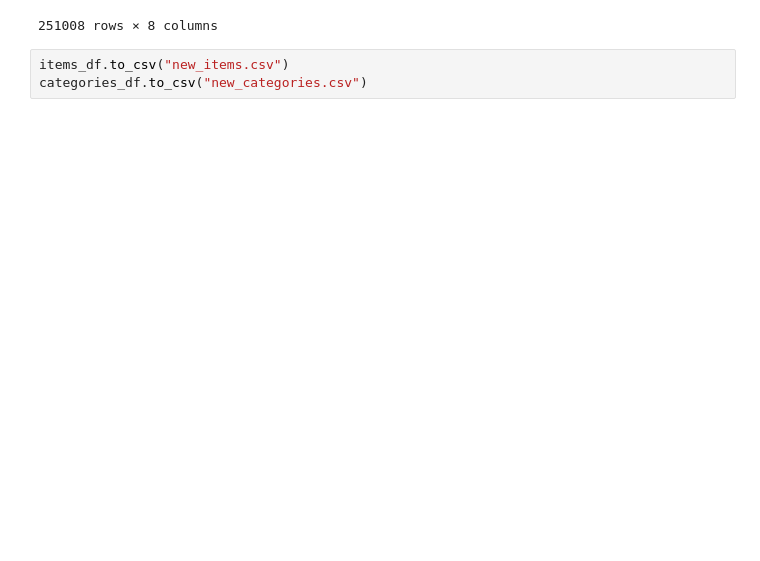
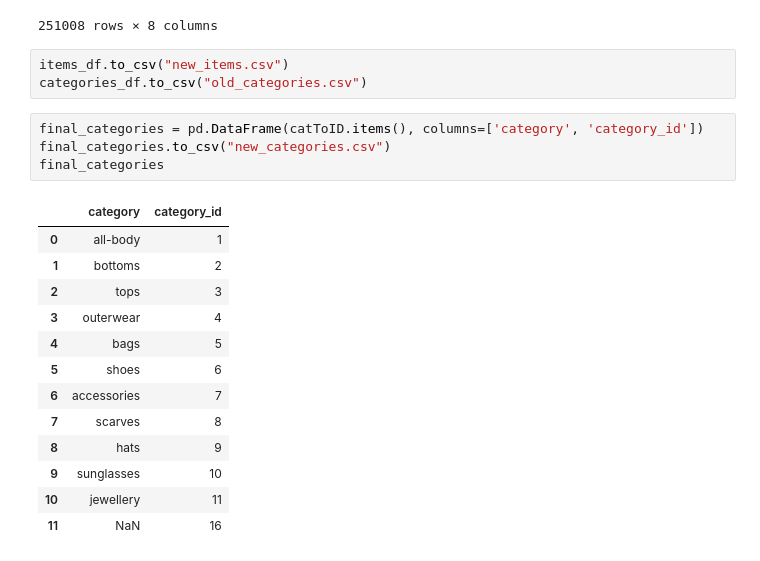
Before and after one commit to Alijgh003/StyleMind-GNN, a Jupyter notebook: map_categories.ipynb, the cells around one changed output. Saved outputs shown, nothing was run; the diff lists cells and outputs as text; blank space fills up the shorter version.

Commit message:
final_categories

```diff
--- a/map_categories.ipynb
+++ b/map_categories.ipynb
@@ -149,4 +149,22 @@ items_df
 251008 rows × 8 columns
 # %%
 items_df.to_csv("new_items.csv")
-categories_df.to_csv("new_categories.csv")
+categories_df.to_csv("old_categories.csv")
+# %%
+final_categories = pd.DataFrame(catToID.items(), columns=['category', 'category_id'])
+final_categories.to_csv("new_categories.csv")
+final_categories
+# %% [output]
+|  | category | category_id |
+| 0 | all-body | 1 |
+| 1 | bottoms | 2 |
+| 2 | tops | 3 |
+| 3 | outerwear | 4 |
+| 4 | bags | 5 |
+| 5 | shoes | 6 |
+| 6 | accessories | 7 |
+| 7 | scarves | 8 |
+| 8 | hats | 9 |
+| 9 | sunglasses | 10 |
+| 10 | jewellery | 11 |
+| 11 | NaN | 16 |
```
